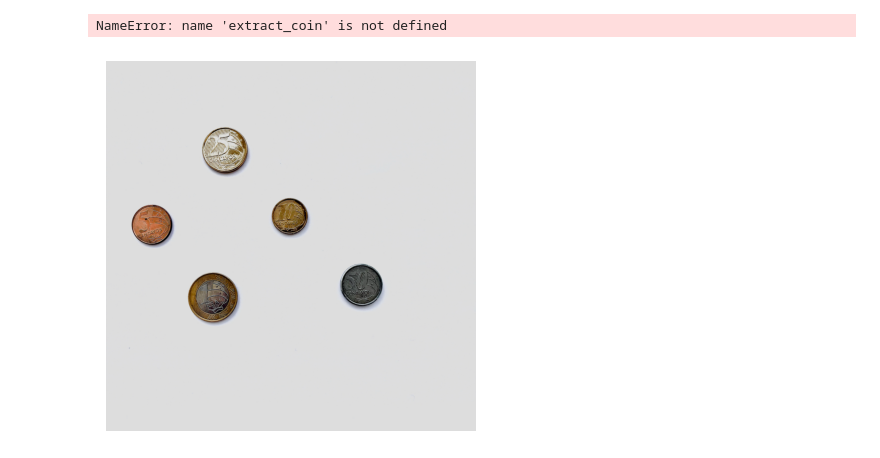
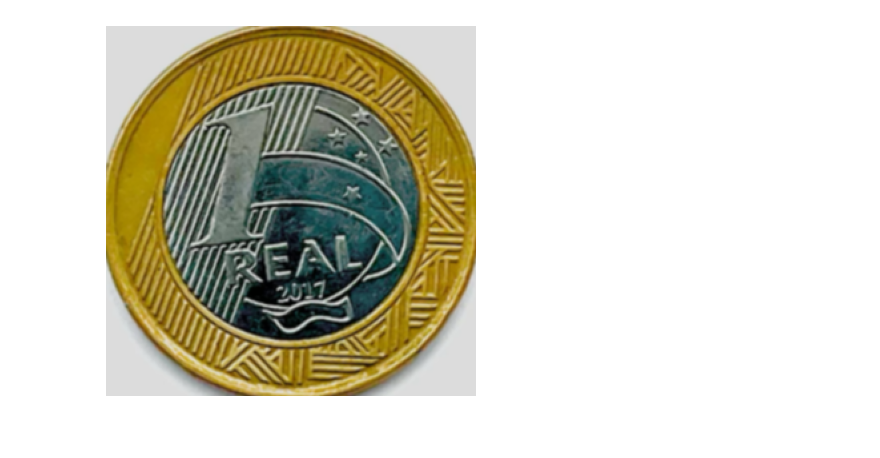
Before and after one commit to macedoti13/CoinVision, a Jupyter notebook: localizacao_moedas.ipynb, the cells around one changed output. Drawn from its saved outputs; the diff is of its cells as text; code cells hidden in the pictures.

Commit message:
applying sift

```diff
--- a/localizacao_moedas.ipynb
+++ b/localizacao_moedas.ipynb
@@ -9,27 +5,26 @@ ImportError: cannot import name 'extract_coin' from 'functions' (/Users/thiagoma
 # %%
-def main():
+for i in range(1):
+    img_gray, img_rgb = prepare_img(f'images/img{i}.png')
+    circles = find_circles(img_gray)
+    circles = treat_circles(circles)
 
-    for i in range(1):
-        img_gray, img_rgb = prepare_img(f'images/img{i}.png')
-        circles = find_circles(img_gray)
-        circles = treat_circles(circles)
+    if circles is not None:
+        filtered_circles = filter_inner_circles(circles, 10)
 
-        if circles is not None:
-            filtered_circles = f.filter_inner_circles(circles, 10)
-            coins = [extract_coin(img_rgb, circle) for circle in filtered_circles]
-            print(coins)
+        ##### get only the coins from the image
+        coins = [extract_coin(img_rgb, circle) for circle in filtered_circles]
 
+        ##### apply sift to the coins
+        sift_results = [extract_sift_features(coin, 128) for coin in coins]
+        keypoints = [result[0] for result in sift_results]
+        descriptors = [result[1] for result in sift_results]
 
-if __name__ == "__main__":
-    main()
+        #####
-# %% [output]
-NameError: name 'extract_coin' is not defined
-# %%
-img = cv2.imread('images/img5.png')
-img = cv2.cvtColor(img, cv2.COLOR_BGR2RGB)
-img = cv2.resize(img, (1920, 1920))
-plt.imshow(img, cmap='gray')
-plt.axis('off')
-plt.show()
-# %% [output]
-[figure, removed]
+# %%
+coin = coins[0]
+# Assuming 'coin' is the variable holding the extracted coin numpy array
+plt.imshow(coin)
+plt.axis('off')
+plt.show()
+# %% [output]
+[figure, added]
```
Also changed, not shown: parts of 1 cell of this notebook, 1 other file.
